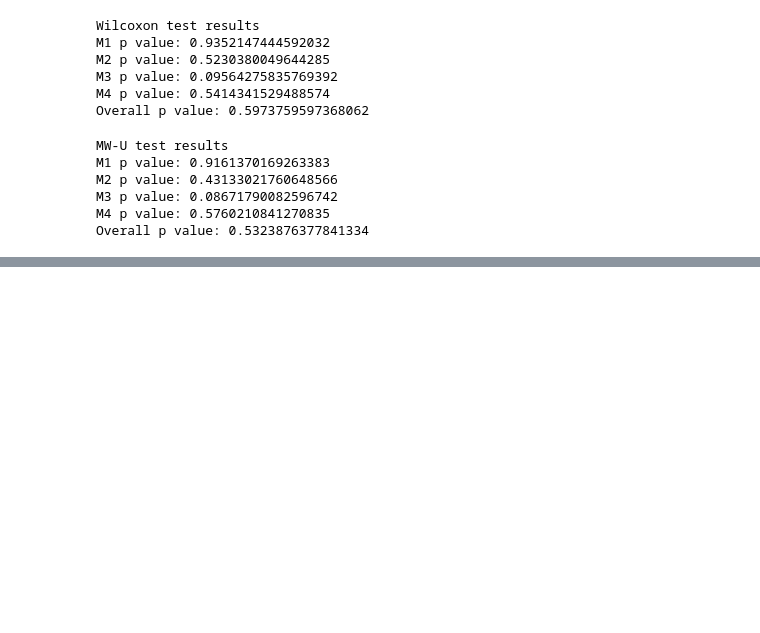
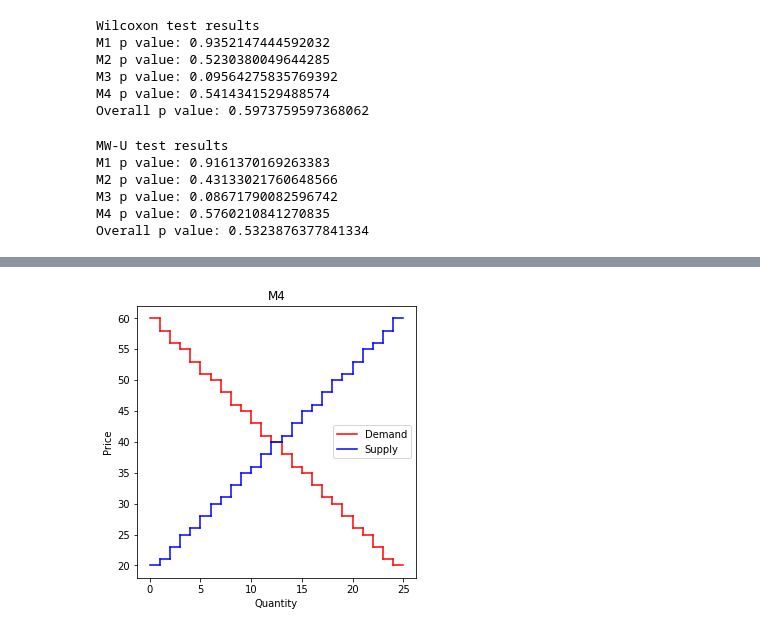
Before and after one commit to janderson3435/CA3-Experiment-Design-and-Hypothesis-Testing, a Jupyter notebook: CA3-Notebook-JA.ipynb, the cells around one changed output, grey strips where cells are left out. Drawn from its saved outputs; the diff is of its cells as text; code cells hidden in the pictures; blank space fills up the shorter version.

```diff
--- a/CA3-Notebook-JA.ipynb
+++ b/CA3-Notebook-JA.ipynb
@@ -413,0 +424,5 @@ Overall p value: 0.5323876377841334
+# %%
+# M4
+sup_dem(25, [[20,60]], 25, [[20,60]], 'fixed', "M4")
+# %% [output]
+[figure, added]
```
Also changed, not shown: parts of 5 cells of this notebook, 1 other file.
